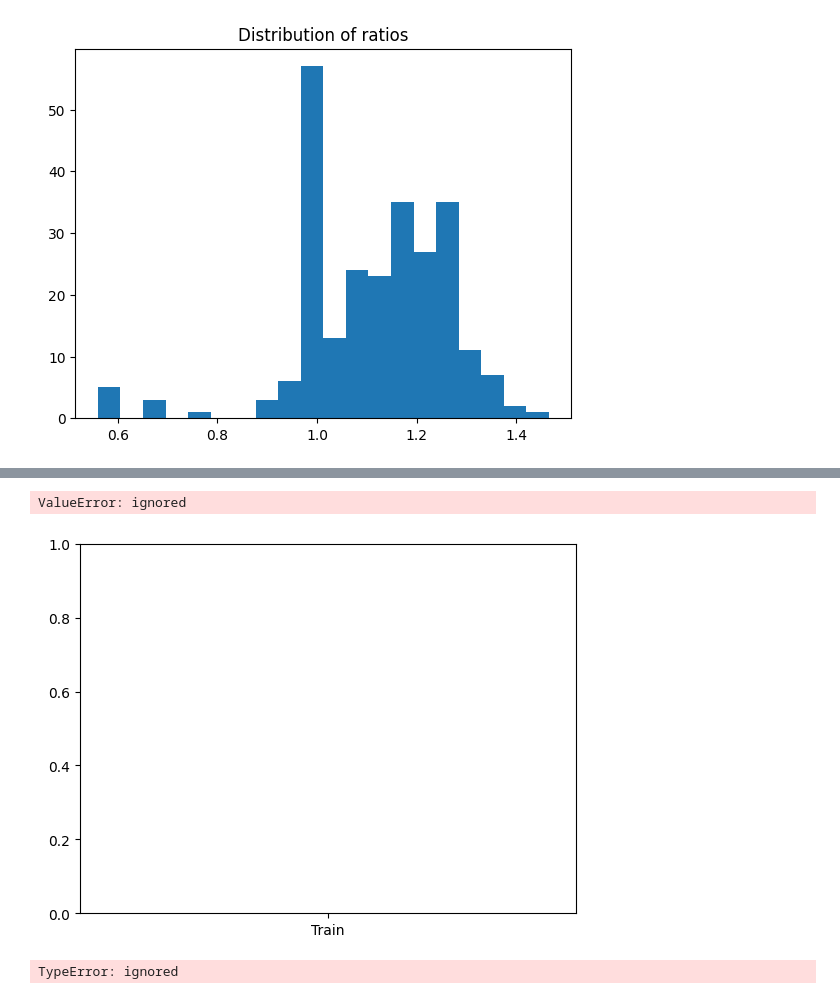
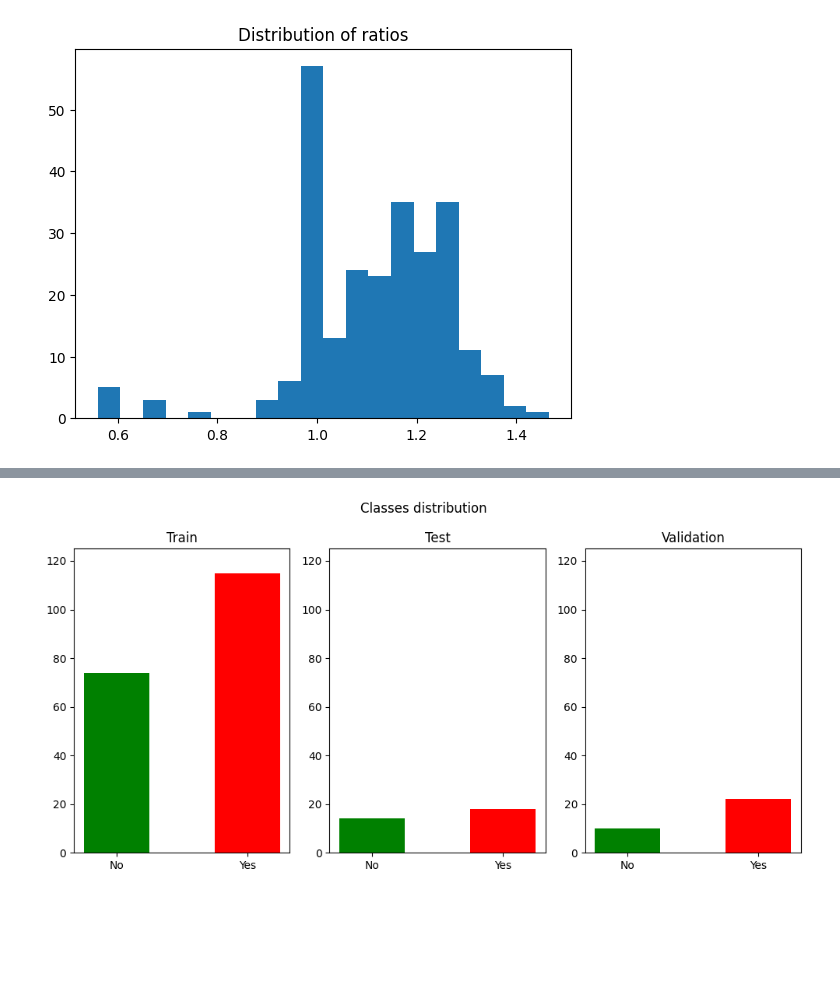
Before and after one commit to gqkd/MRI_Brain_Tumor_Detection, a Jupyter notebook: Brain_Tumor_Detection.ipynb, the cells around one changed output, grey strips where cells are left out. Cells and saved outputs as stored; diff of their text form; code cells hidden in the pictures; blank space fills up the shorter version.

```diff
--- a/Brain_Tumor_Detection.ipynb
+++ b/Brain_Tumor_Detection.ipynb
@@ -101,5 +113,0 @@ TypeError: ignored
-# %%
-plt.bar(sets_names, countsy)
-# %% [output]
-ValueError: ignored
-[figure, removed]
@@ -108,4 +113,0 @@ countsy_df = pd.DataFrame(countsy)
-# %%
-countsy_df.plot.bar()
-# %% [output]
-TypeError: ignored
@@ -113,0 +114,5 @@ TypeError: ignored
+# %%
+#distribution of classes train test and validation
+plot_classes_distribution([y_train,y_test,y_val],['Train','Test','Validation'])
+# %% [output]
+[figure, added]
```
Also changed, not shown: parts of 9 cells of this notebook.
